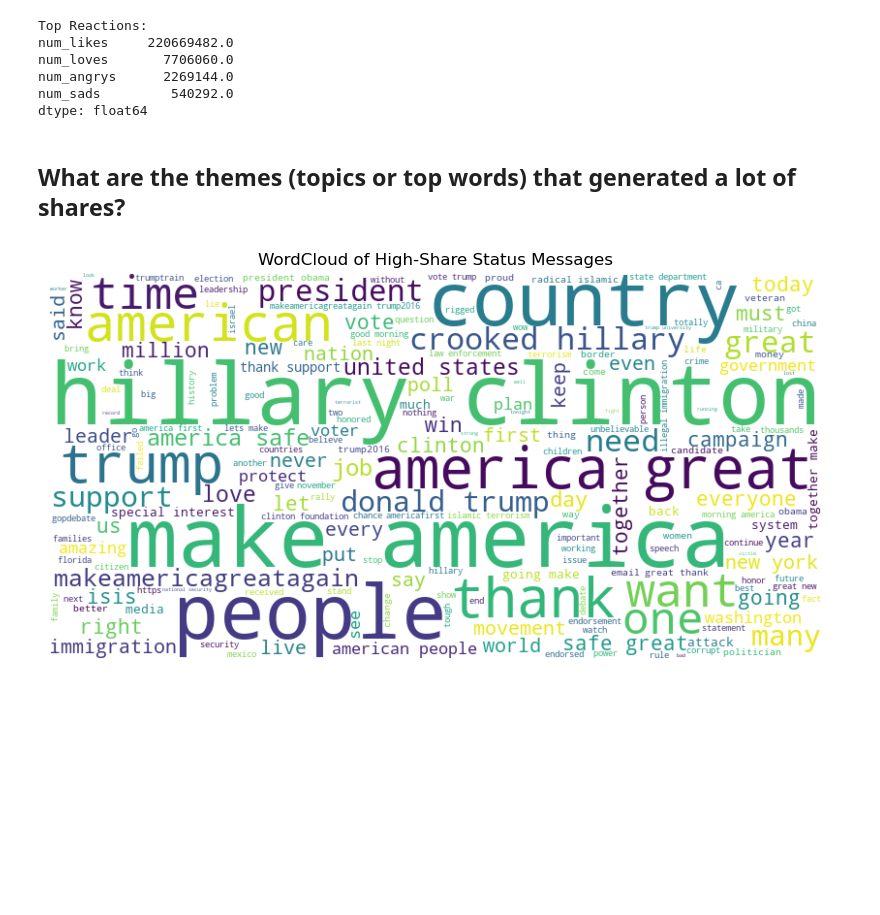
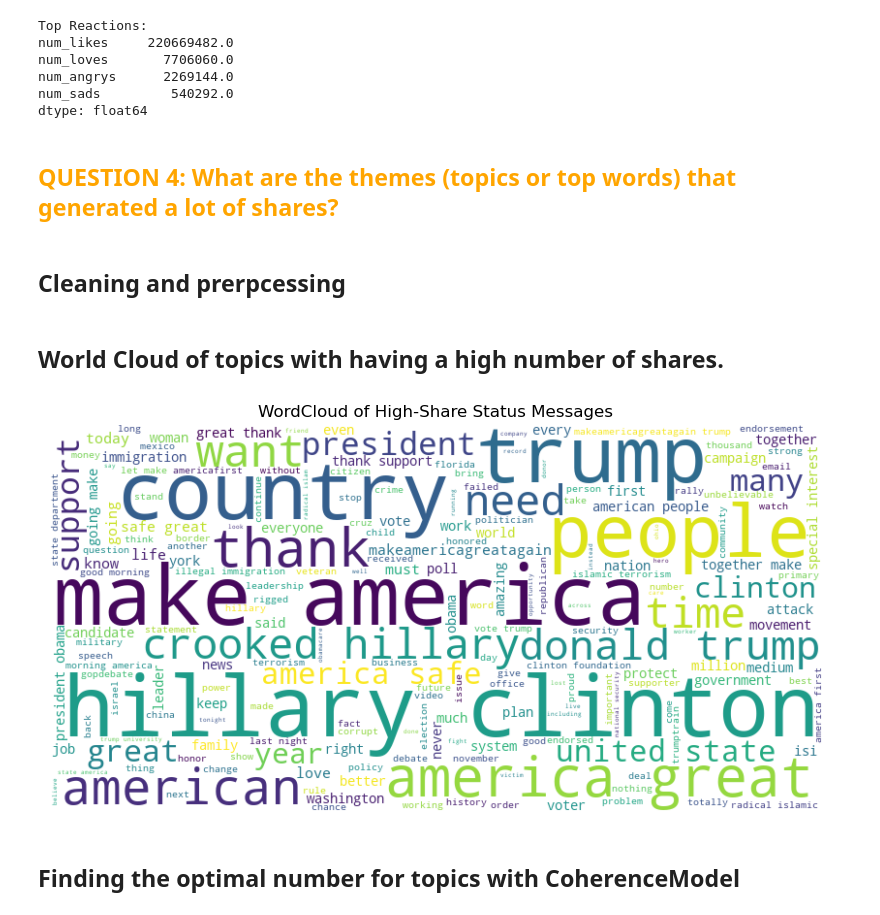
Before and after one commit to AnnaJazayeri/Facebook_data_analysis_Trump, a Jupyter notebook: Exploratory Analysis on Facebook data.ipynb, the cells around one changed output. Drawn from its saved outputs; the diff is of its cells as text; code cells hidden in the pictures; blank space fills up the shorter version.

```diff
--- a/Exploratory Analysis on Facebook data.ipynb
+++ b/Exploratory Analysis on Facebook data.ipynb
@@ -161,4 +172,6 @@ num_angrys      2269144.0
 num_sads         540292.0
 dtype: float64
 # %% [markdown]
-## What are the themes (topics or top words) that generated a lot of shares?
+## <span style="color:orange;">QUESTION 4: What are the themes (topics or top words) that generated a lot of shares?</span>
+# %% [markdown]
+## Cleaning and prerpcessing
@@ -165,34 +216,20 @@ dtype: float64
+# %% [markdown]
+## World Cloud of topics with having a high number of shares.
 # %%
-from wordcloud import WordCloud
-from nltk.corpus import stopwords
-from nltk.tokenize import word_tokenize
-
-# Function to preprocess and tokenize text
-def preprocess_and_tokenize(text):
-    stop_words = set(stopwords.words('english'))
-    words = word_tokenize(text.lower())
-    return [word for word in words if word.isalnum() and word not in stop_words]
-
-# Combine status messages with a high number of shares
-high_share_messages = data[data['num_shares'] > data['num_shares'].quantile(0.75)]['status_message']
-
-# Combine all high-share status messages into a single string
-combined_text = ' '.join(high_share_messages.dropna())
-
-# Tokenize and preprocess the text
-tokens = preprocess_and_tokenize(combined_text)
-
-# Combine tokens into a single string for WordCloud
-text_for_wordcloud = ' '.join(tokens)
+# Combine tokens into a single list of strings for WordCloud
+flat_tokens = [word for sublist in tokens for word in sublist]
+text_for_wordcloud = ' '.join(flat_tokens)
 
 # Generate WordCloud
 wordcloud = WordCloud(width=800, height=400, background_color='white').generate(text_for_wordcloud)
 
 # Plot the WordCloud
 plt.figure(figsize=(10, 6))
 plt.imshow(wordcloud, interpolation='bilinear')
 plt.axis('off')
 plt.title('WordCloud of High-Share Status Messages')
 plt.show()
 # %% [output]
-[figure, old version]
+[figure, new version]
+# %% [markdown]
+## Finding the optimal number for topics with CoherenceModel
```
Also changed, not shown: parts of 24 cells of this notebook.
